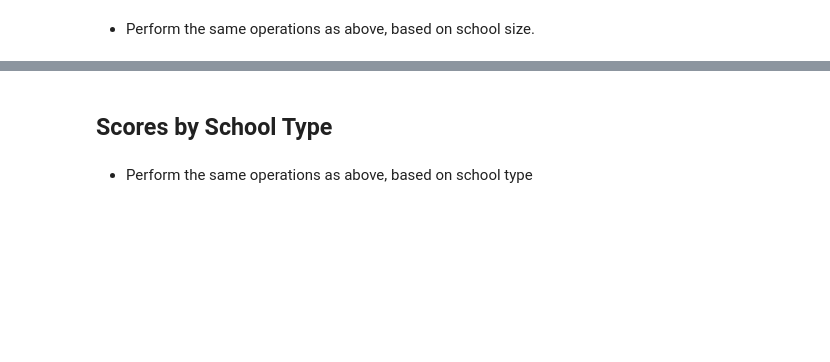
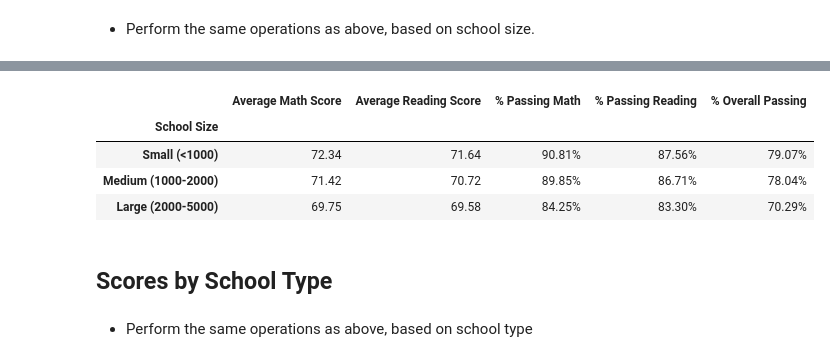
Before and after one commit to Hluu1/Panda-Challenge, a Jupyter notebook: PyCitySchools/PyCitySchools_starter.ipynb, the cells around one changed output, grey strips where cells are left out. Cells and saved outputs as stored; diff of their text form; code cells hidden in the pictures; blank space fills up the shorter version.

```diff
--- a/PyCitySchools/PyCitySchools_starter.ipynb
+++ b/PyCitySchools/PyCitySchools_starter.ipynb
@@ -301,18 +293,2 @@ spending_summary
 # %% [markdown]
 ## Scores by School Size
-# %%
-# Step 1
-size_bins = [0, 1000, 2000, 5000]
-labels = ["Small (<1000)", "Medium (1000-2000)", "Large (2000-5000)"]
-
-# Step 2
-school_summary["Size"] = pd.cut(school_summary["Total Students"], bins=size_bins, labels=labels)
-
-# Step 3
-size_summary = school_summary.groupby("Size").agg({
-    "Average Maths Score": "mean",
-    "Average Reading Score": "mean",
-    "% Passing Maths": "mean",
-    "% Passing Reading": "mean",
-    "% Overall Passing": "mean"
-})
@@ -330,3 +297,40 @@ KeyError: "Column(s) ['% Passing Maths', 'Average Maths Score'] do not exist"
+# %%
+per_school_summary = school_summary
+
+size_bins = [0, 1000, 2000, 5000]
+size_labels = ["Small (<1000)", "Medium (1000-2000)", "Large (2000-5000)"]
+
+per_school_summary["School Size"] = pd.cut(per_school_summary["Total Students"], bins=size_bins, labels=size_labels)
+
+size_math_scores = per_school_summary.groupby(["School Size"]).mean()["Average Math Score"]
+size_reading_scores = per_school_summary.groupby(["School Size"]).mean()["Average Reading Score"]
+size_passing_math = per_school_summary.groupby(["School Size"]).mean()["% Passing Math"]
+size_passing_reading = per_school_summary.groupby(["School Size"]).mean()["% Passing Reading"]
+size_overall_passing = per_school_summary.groupby(["School Size"]).mean()["% Overall Passing"]
+
+size_summary = pd.DataFrame({
+    "Average Math Score": size_math_scores,
+    "Average Reading Score": size_reading_scores,
+    "% Passing Math": size_passing_math,
+    "% Passing Reading": size_passing_reading,
+    "% Overall Passing": size_overall_passing
+})
+
+size_summary["Average Math Score"] = size_summary["Average Math Score"].map("{:.2f}".format)
+size_summary["Average Reading Score"] = size_summary["Average Reading Score"].map("{:.2f}".format)
+size_summary["% Passing Math"] = size_summary["% Passing Math"].map("{:.2f}%".format)
+size_summary["% Passing Reading"] = size_summary["% Passing Reading"].map("{:.2f}%".format)
+size_summary["% Overall Passing"] = size_summary["% Overall Passing"].map("{:.2f}%".format)
+
+size_summary.index.name = "School Size"
+
+size_summary
+# %% [output]
+|  | Average Math Score | Average Reading Score | % Passing Math | % Passing Reading | % Overall Passing |
+| School Size |  |  |  |  |  |
+| Small (<1000) | 72.34 | 71.64 | 90.81% | 87.56% | 79.07% |
+| Medium (1000-2000) | 71.42 | 70.72 | 89.85% | 86.71% | 78.04% |
+| Large (2000-5000) | 69.75 | 69.58 | 84.25% | 83.30% | 70.29% |
 # %% [markdown]
 ## Scores by School Type
 # %% [markdown]
```
Also changed, not shown: parts of 5 cells of this notebook.
